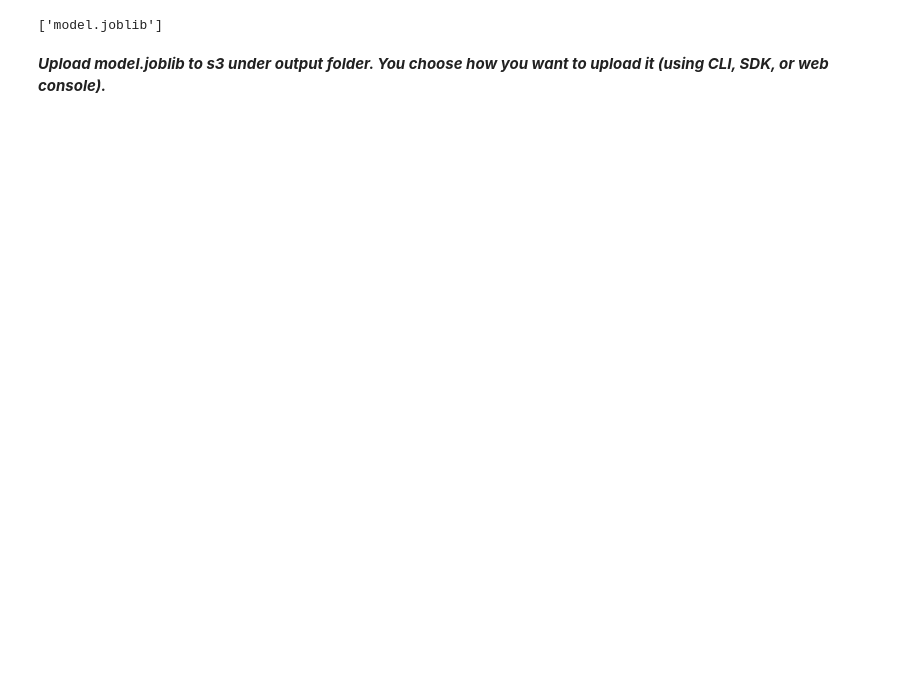
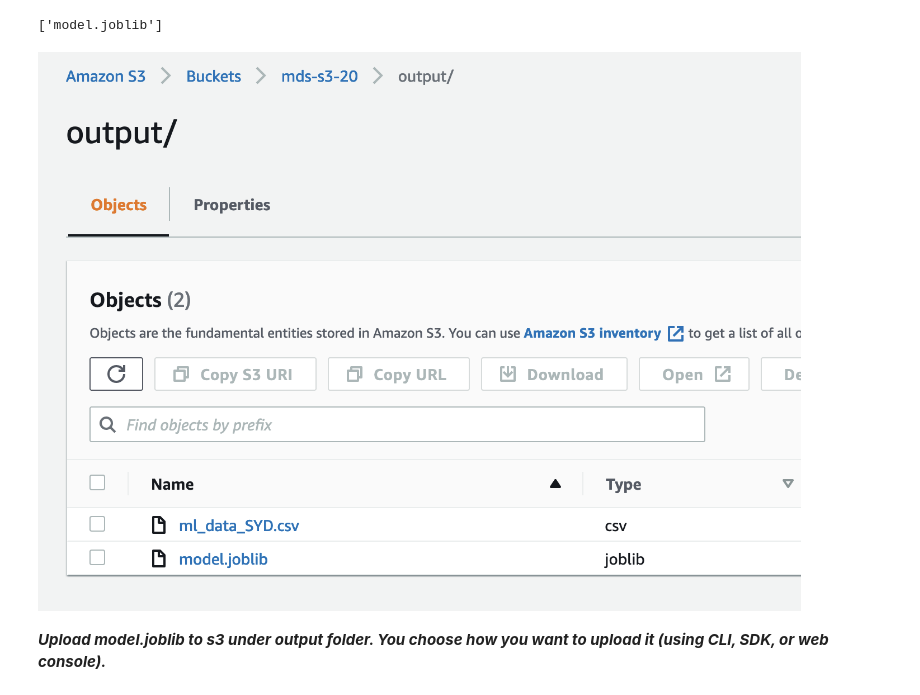
Before and after one commit to UBC-MDS/dsci525-group20, a Jupyter notebook: notebooks/milestone3/Milestone3-Task3.ipynb, the cells around one changed output. Cells and saved outputs as stored; diff of their text form; code cells hidden in the pictures; blank space fills up the shorter version.

```diff
--- a/notebooks/milestone3/Milestone3-Task3.ipynb
+++ b/notebooks/milestone3/Milestone3-Task3.ipynb
@@ -222,5 +222,11 @@ Train RMSE: 7.90
 dump(model, "model.joblib")
 # %% [output]
 ['model.joblib']
+# %%
+from IPython.display import Image
+
+Image("images/Task3_model.png")
+# %% [output]
+[figure, added]
 # %% [markdown]
 ***Upload model.joblib to s3 under output folder. You choose how you want to upload it (using CLI, SDK, or web console).***
```
Also changed, not shown: parts of 1 cell of this notebook, 1 other file.
